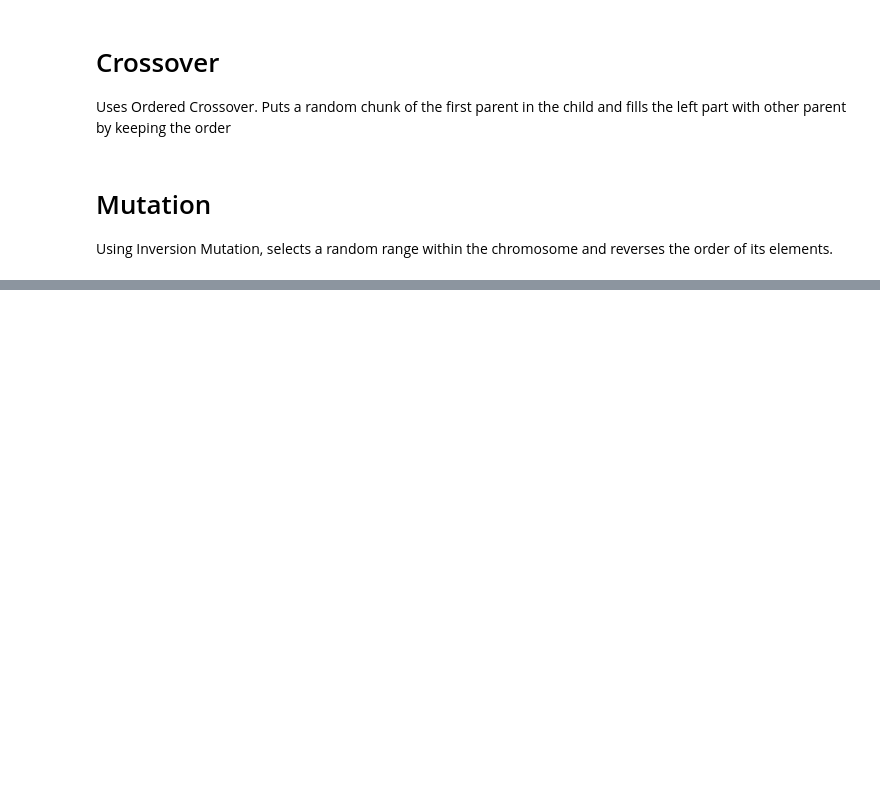
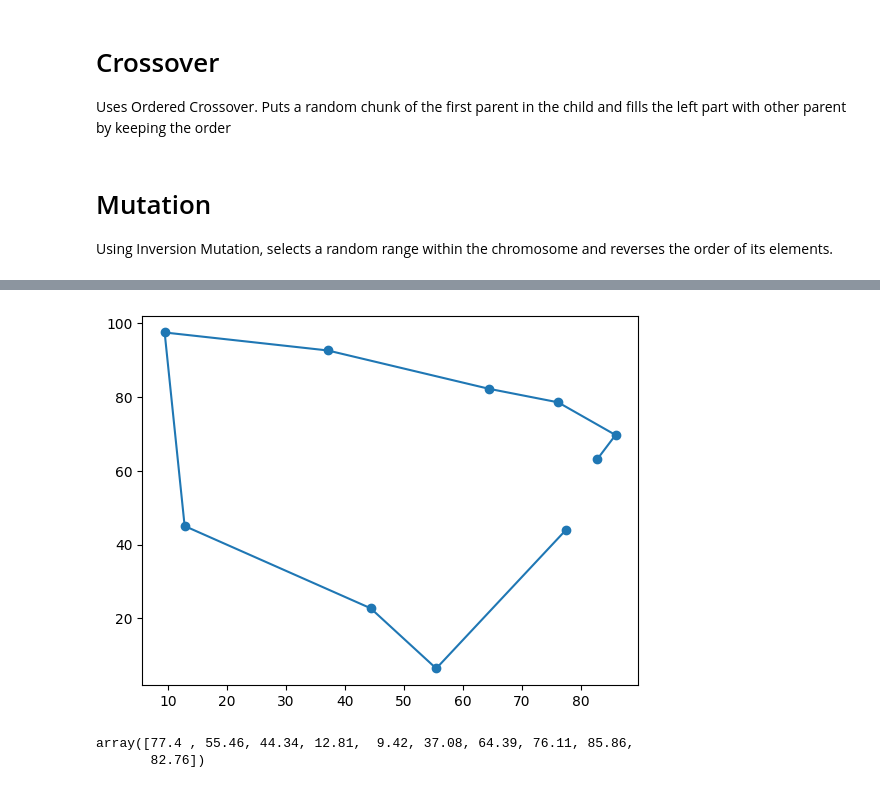
Before and after one commit to amir-h-A-0001/CI-TSP-Genetic-Algorithm, a Jupyter notebook: TSP.ipynb, the cells around one changed output, grey strips where cells are left out. Drawn from its saved outputs; the diff is of its cells as text; code cells hidden in the pictures; blank space fills up the shorter version.

```diff
--- a/TSP.ipynb
+++ b/TSP.ipynb
@@ -218,0 +245,13 @@ print(Evolve(population,n,100,3))
+# %%
+ans_points = np.array([ data[idx] for idx in results[-1]])
+
+plt.plot(ans_points[:, 0], ans_points[:, 1])
+plt.scatter(data[:, 0], data[:, 1])
+plt.show()
+# %% [output]
+[figure, added]
+# %%
+ans_points[:, 0]
+# %% [output]
+array([77.4 , 55.46, 44.34, 12.81,  9.42, 37.08, 64.39, 76.11, 85.86,
+       82.76])
```
Also changed, not shown: parts of 5 cells of this notebook.
